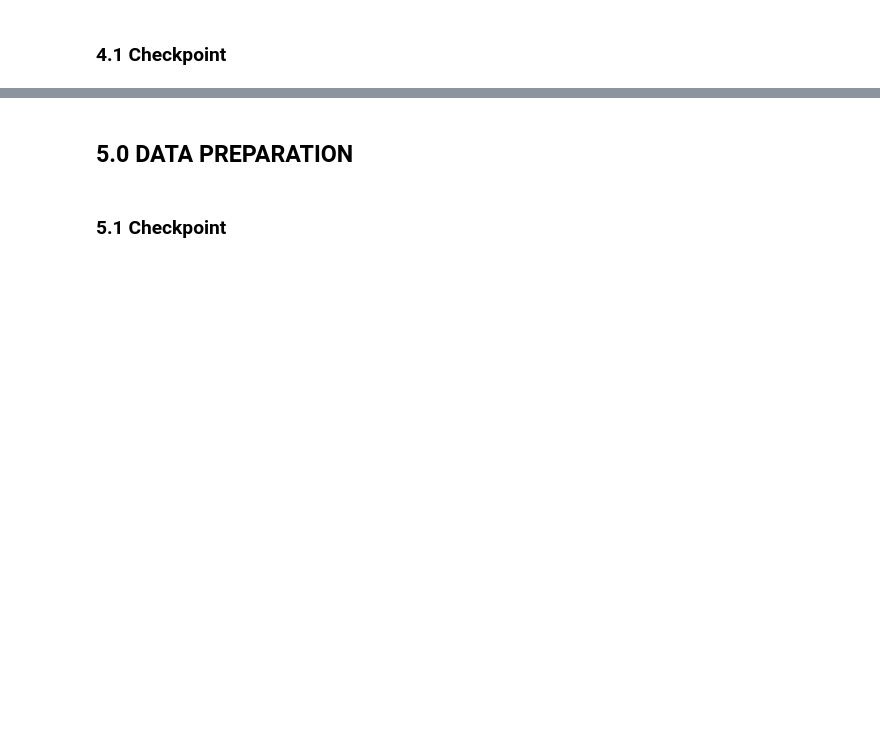
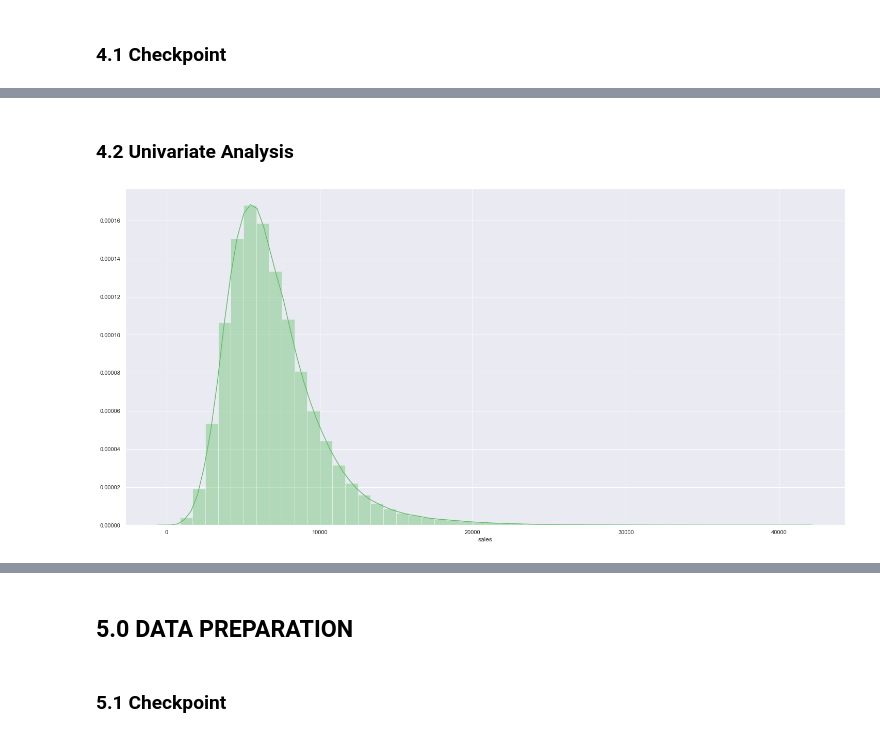
Before and after one commit to GuttoF/Rossmann-Store-Sales, a Jupyter notebook: rossmann_store_sales.ipynb, the cells around one changed output, grey strips where cells are left out. Saved outputs shown, nothing was run; the diff lists cells and outputs as text; code cells hidden in the pictures; blank space fills up the shorter version.

```diff
--- a/rossmann_store_sales.ipynb
+++ b/rossmann_store_sales.ipynb
@@ -697,0 +714,6 @@ df4 = df3.copy()
+# %% [markdown]
+### 4.2 Univariate Analysis
+# %%
+ax = sns.distplot(df4['sales'], color = green)
+# %% [output]
+[figure, added]
```
Also changed, not shown: parts of 43 cells of this notebook, 2 other files.
